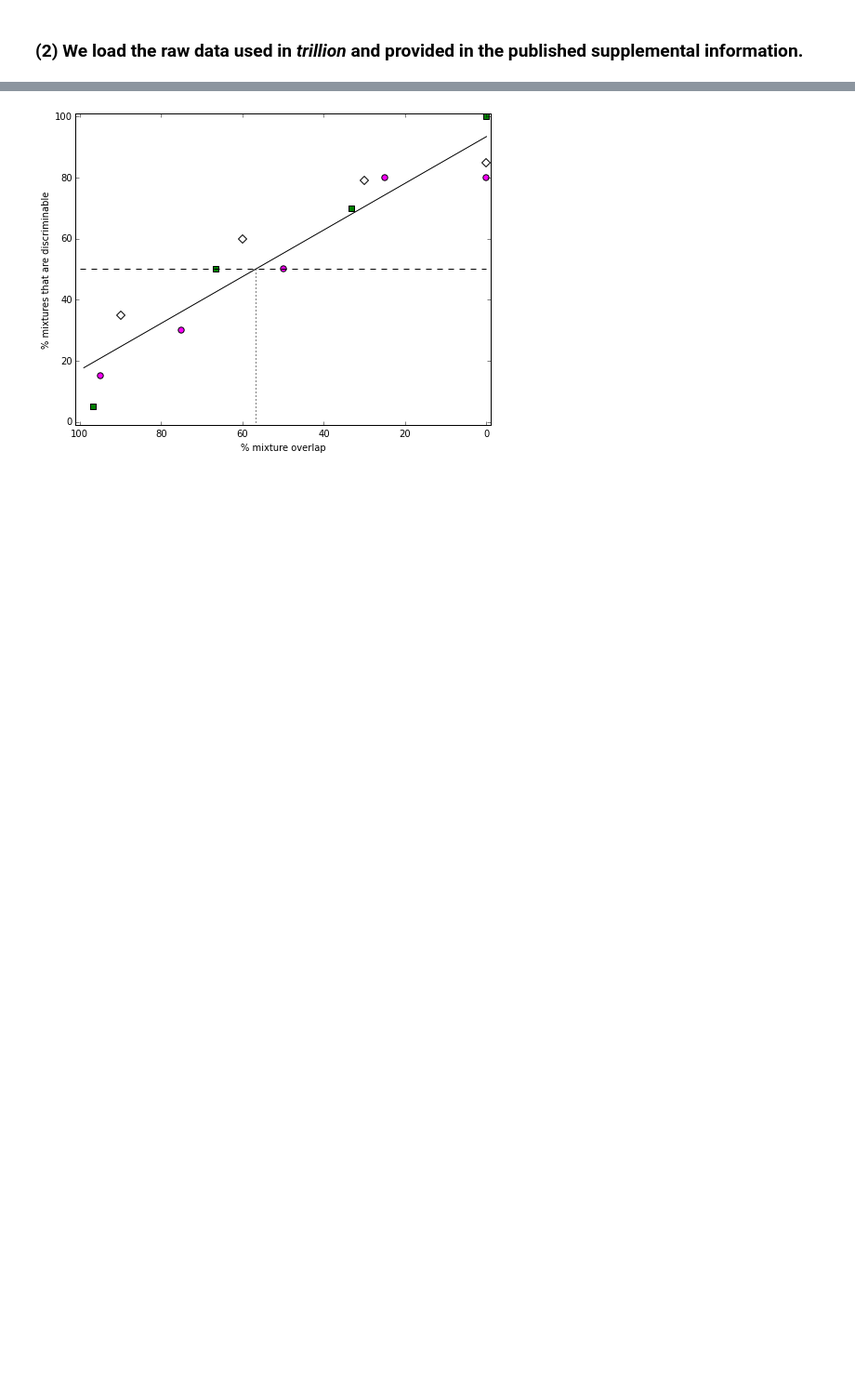
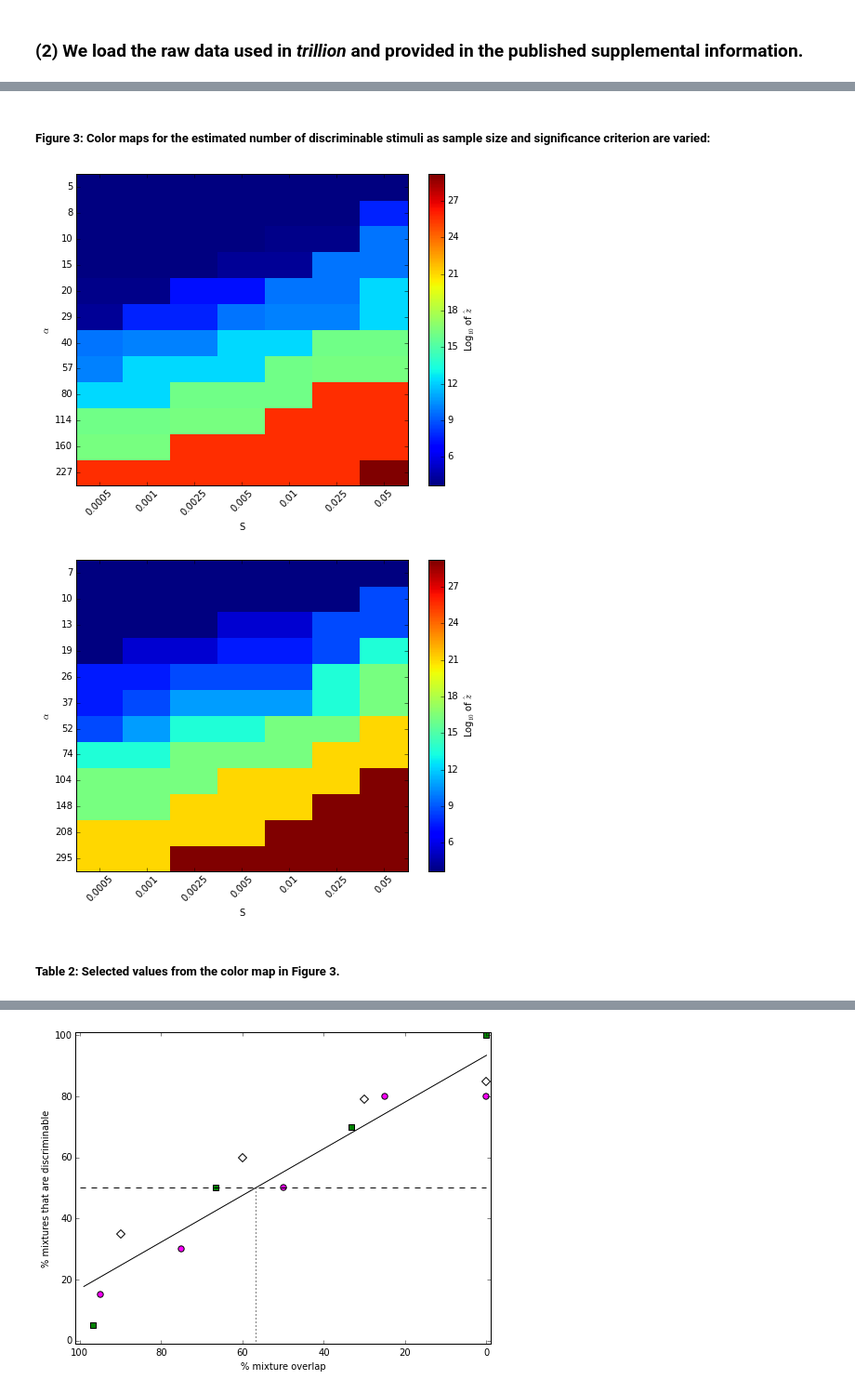
Before and after one commit to rgerkin/trillion, a Jupyter notebook: arxiv.ipynb, the cells around one changed output, grey strips where cells are left out. Shown: that part at 93% size. Saved outputs shown, nothing was run; the diff lists cells and outputs as text; code cells hidden in the pictures; blank space fills up the shorter version.

```diff
--- a/arxiv.ipynb
+++ b/arxiv.ipynb
@@ -41,0 +68,29 @@ T = 20
+# %% [markdown]
+##### Figure 3: Color maps for the estimated number of discriminable stimuli as sample size and significance criterion are varied:
+# %%
+# Figure 3
+def plot_(fig):
+    n_reps = trillion.N_TESTS if fig=='a' else trillion.N_SUBJECTS
+    n_replicates_list = np.ceil(n_reps*2.0**np.arange(3.5,-2.5,-0.5))
+    alphas,reps,z_ = trillion.num_odors_vs_alpha_and_replicates(r,fig=fig,n_replicates_list=n_replicates_list)
+    z_ = z_.transpose() # Rotate.
+    vmin = np.log10(trillion.disc(N,C,N))
+    vmax = np.log10(trillion.disc(N,C,0))
+    fig, ax = plt.subplots()
+    plt.pcolor(np.log10(z_), vmin=vmin, vmax=vmax)
+    plt.xticks(np.arange(0,len(alphas))+0.5)
+    ax.set_xticklabels(alphas,rotation=45)
+    plt.yticks(np.arange(0,len(reps))+0.5)
+    ax.set_yticklabels(reps)
+    plt.ylabel(r"$\alpha$")
+    plt.xlabel("$%s$" % 'T' if fig=='a' else 'S')
+    bar = plt.colorbar()
+    bar.set_label("Log$_{10}$ of $\hatz$")
+
+plot_('a')
+plot_('b')
+# %% [output]
+[figure, added]
+[figure, added]
+# %% [markdown]
+##### Table 2: Selected values from the color map in Figure 3.
```
Also changed, not shown: parts of 194 cells of this notebook, 1 other file.
